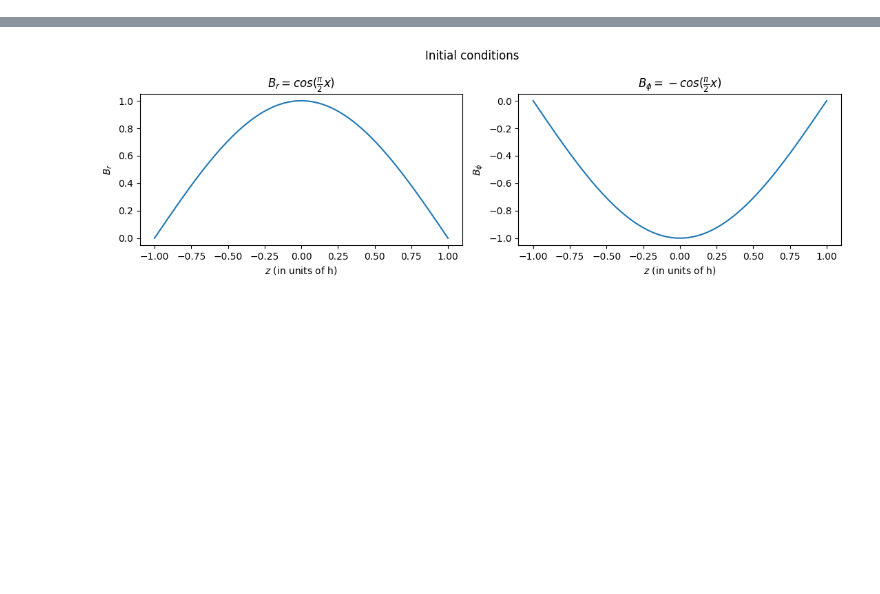
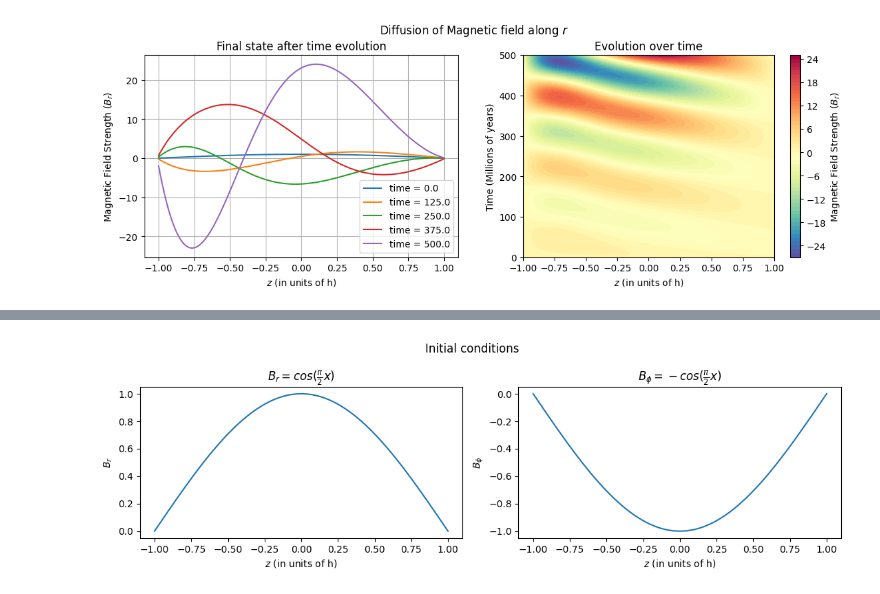
Before and after one commit to ratuldas6/P464_Galactic_Dynamo_Project, a Jupyter notebook: Task 2.ipynb, the cells around one changed output, grey strips where cells are left out. Cells and saved outputs as stored; diff of their text form; code cells hidden in the pictures; blank space fills up the shorter version.

```diff
--- a/Task 2.ipynb
+++ b/Task 2.ipynb
@@ -8,0 +54,46 @@ We proceed for this case by setting D as 1
+# %%
+# Spatial grid
+z = np.linspace(z_min, z_max, int((z_max - z_min) / dz) + 1)
+t = np.linspace(0, t_max, int(t_max / dt) + 1)
+
+# Coefficients for the matrix A and B
+rho = eta_T*dt/(2*dz**2)
+sigma = alpha*dt/(2*dz)
+
+A = ml.matrix_A(len(z), 1+2*rho, -sigma, q*Omega*dt, 1+2*rho, -rho, sigma, 0, -rho, -rho, 0, 0, -rho)
+B = ml.matrix_B(len(z), 1-2*rho, sigma, 0, 1-2*rho, rho, -sigma, 0, rho, rho, 0, 0, rho)
+
+# Solve the diffusion equation in radial direction
+soln = ml.CN_alpha_omega(len(z), len(t), init_cond_Br(z), init_cond_Bphi(z), A, B)
+
+B_r = soln[:len(z), :]
+B_phi = soln[len(z):, :]
+# %%
+# Plot the solution
+
+# Create 2D plots
+plt.figure(figsize=(12, 8))
+plt.subplot(2, 2, 1)
+for i in (range(0, len(t), int(len(t)/4))):
+    plt.plot(z, B_r[:, i], label=f'time = {t[i]:.1f}')
+plt.xlabel(r'$z$ (in units of h)')
+plt.ylabel(r'Magnetic Field Strength ($B_r$)')
+plt.title('Final state after time evolution')
+plt.grid()
+plt.legend()
+
+# Create imshow plot
+plt.subplot(2, 2, 2)
+plt.contourf(*np.meshgrid(z, t), B_r.T, 50, cmap='Spectral_r')
+plt.colorbar(label=r'Magnetic Field Strength ($B_r$)')
+plt.title(r'Evolution over time')
+plt.xlabel(r'$z$ (in units of h)')
+plt.ylabel('Time (Millions of years)')
+
+plt.tight_layout(pad=3)
+
+plt.suptitle('Diffusion of Magnetic field along ' + r'$r$')
+
+plt.show()
+# %% [output]
+[figure, added]
```
Also changed, not shown: parts of 31 cells of this notebook.
